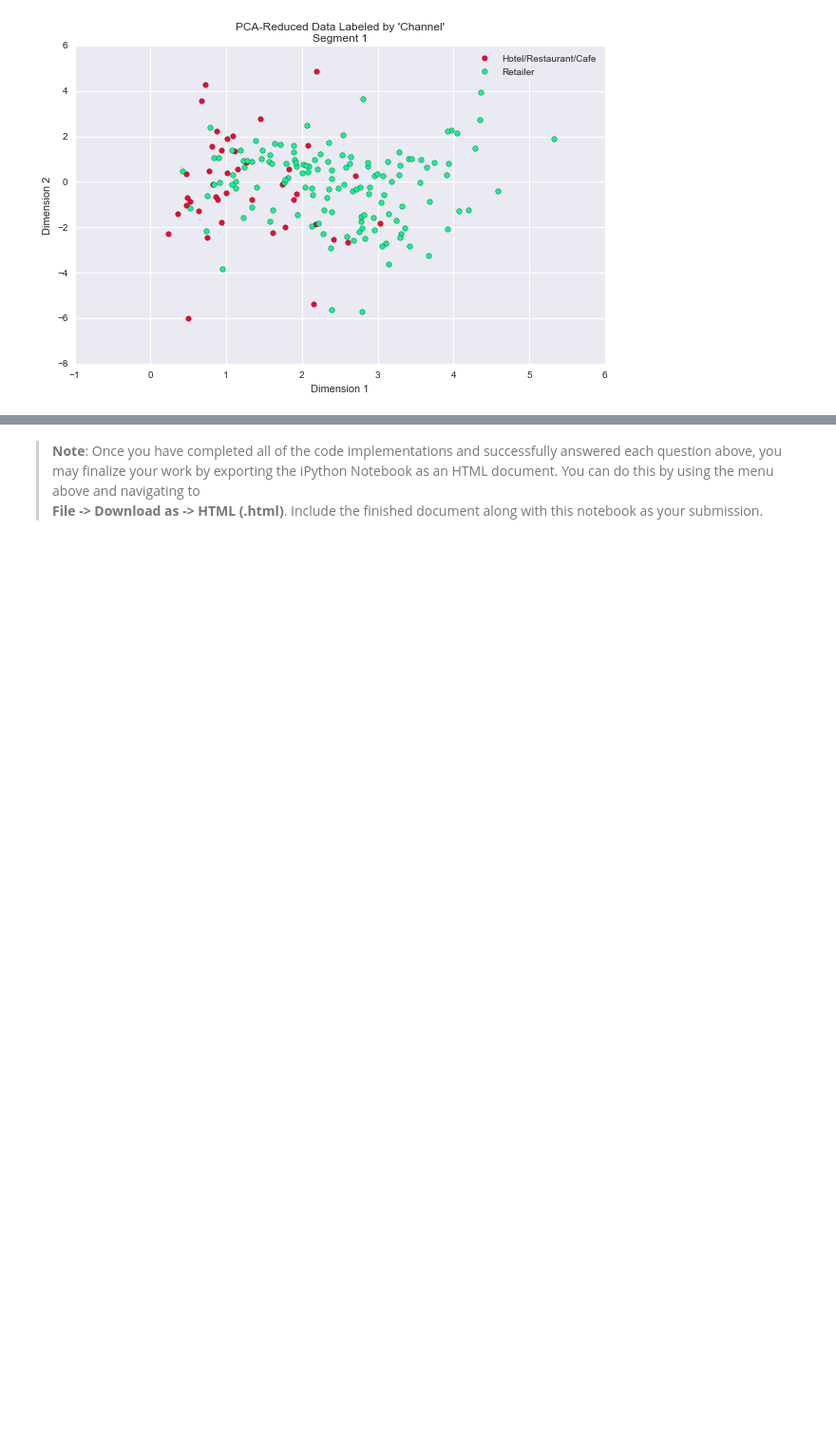
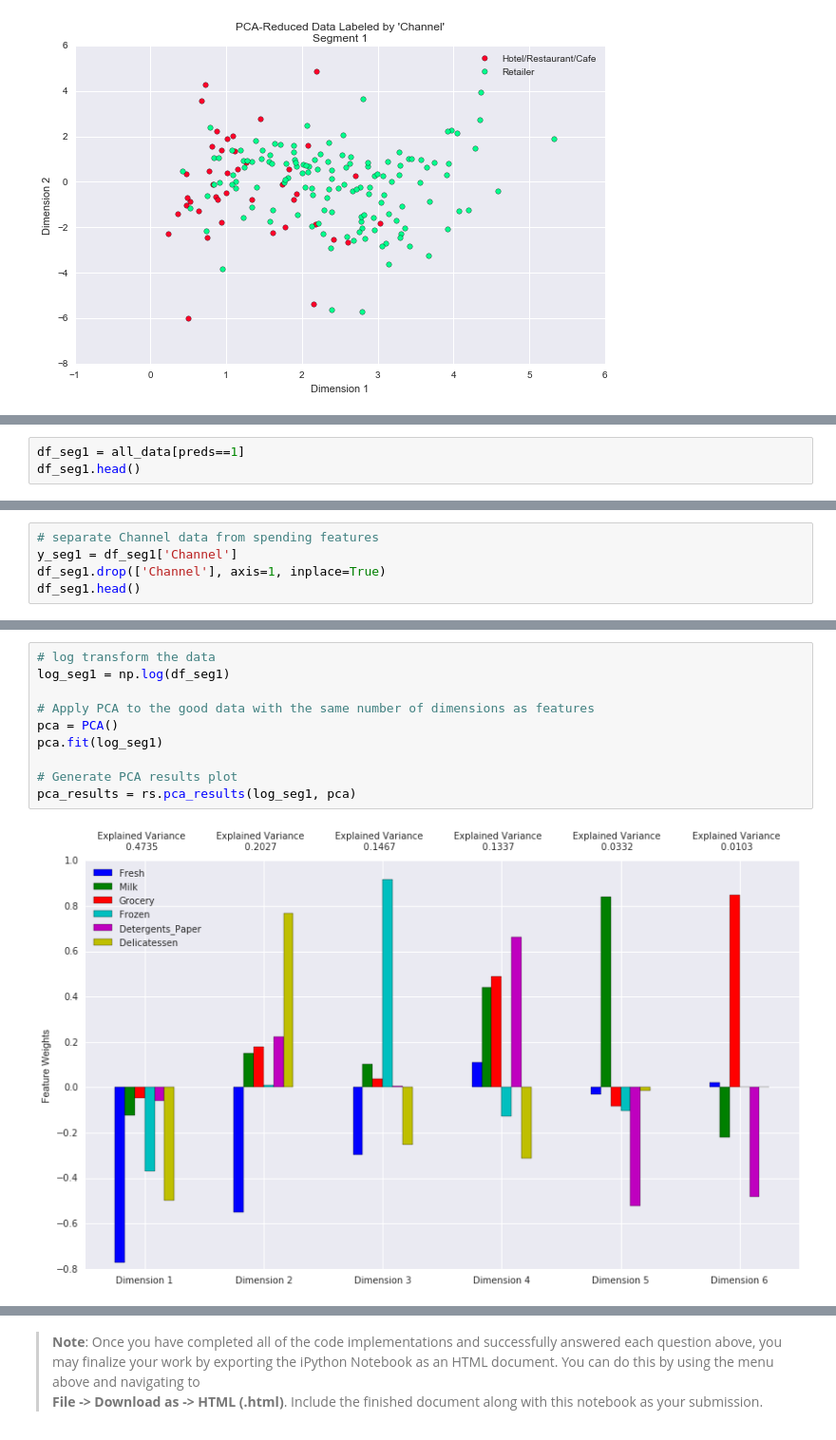
Before and after one commit to kcbighuge/p3-customer-segments, a Jupyter notebook: customer_segments_NEW.ipynb, the cells around one changed output, grey strips where cells are left out. Shown at 95% size. Saved outputs shown, nothing was run; the diff lists cells and outputs as text; blank space fills up the shorter version.

```diff
--- a/customer_segments_NEW.ipynb
+++ b/customer_segments_NEW.ipynb
@@ -614,0 +580,3 @@ Right-sided segment:
+# %%
+df_seg1 = all_data[preds==1]
+df_seg1.head()
@@ -614,0 +590,5 @@ Right-sided segment:
+# %%
+# separate Channel data from spending features
+y_seg1 = df_seg1['Channel']
+df_seg1.drop(['Channel'], axis=1, inplace=True)
+df_seg1.head()
@@ -614,0 +606,12 @@ Right-sided segment:
+# %%
+# log transform the data
+log_seg1 = np.log(df_seg1)
+
+# Apply PCA to the good data with the same number of dimensions as features
+pca = PCA()
+pca.fit(log_seg1)
+
+# Generate PCA results plot
+pca_results = rs.pca_results(log_seg1, pca)
+# %% [output]
+[figure, added]
```
Also changed, not shown: parts of 25 cells of this notebook.
